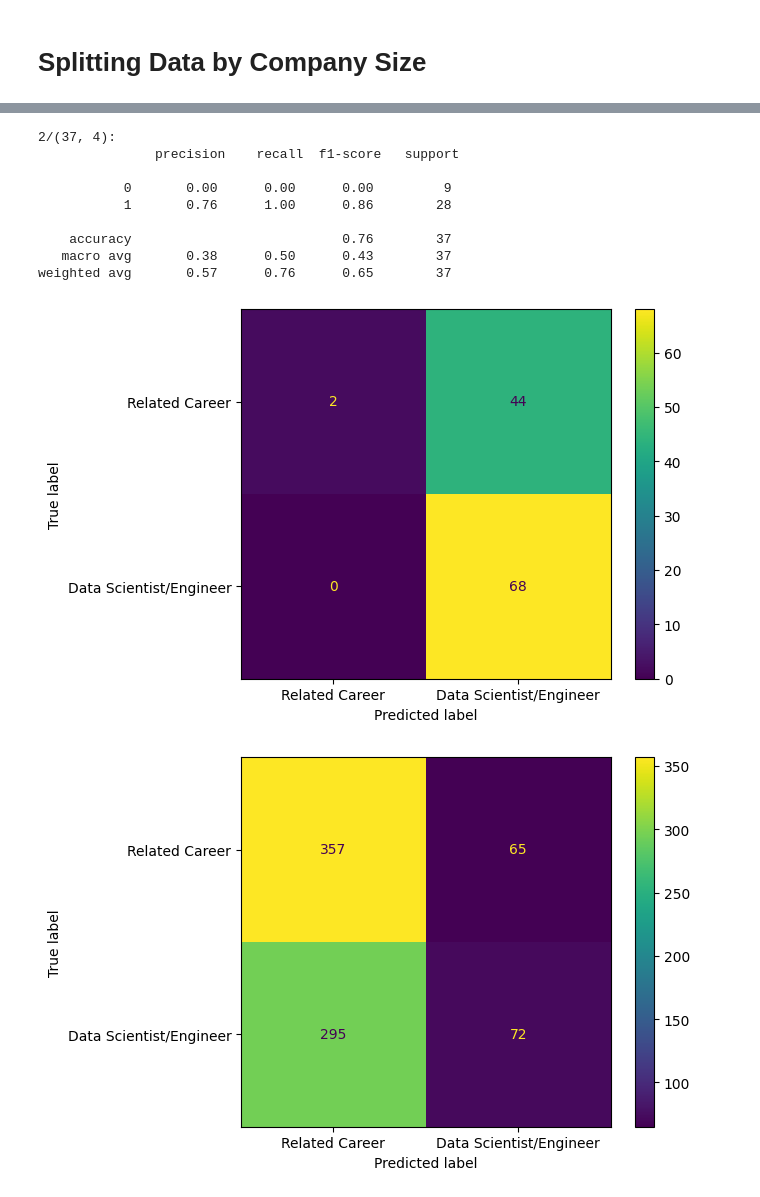
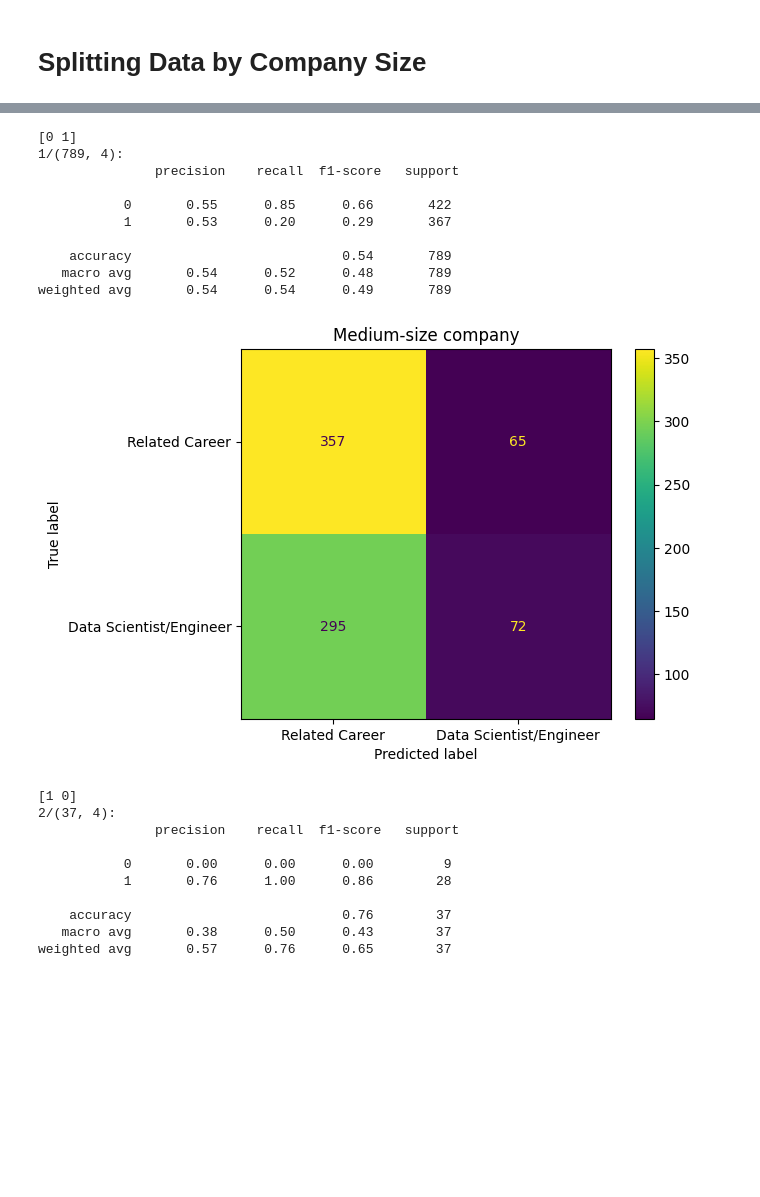
Before and after one commit to manny-pi/inst.354.final.project, a Jupyter notebook: final_project (1).ipynb, the cells around one changed output, grey strips where cells are left out. Drawn from its saved outputs; the diff is of its cells as text; code cells hidden in the pictures; blank space fills up the shorter version.

```diff
--- a/final_project (1).ipynb
+++ b/final_project (1).ipynb
@@ -236,8 +236,8 @@ ds_salaries_by_size = df[
     ]
 ].groupby(by=["company_size"])
 
-#fig, axes = plt.subplots(ncols=3, figsize=(12, 8))
 
+groupmap = {0: 'Large-size Company', 1: 'Medium-size company',2: 'Small-size company'}
 for n, group in enumerate(groups):
     g = ds_salaries_by_size.get_group(group)
     labels = g.job_title.unique()
@@ -259,8 +259,11 @@ for n, group in enumerate(groups):
 
 
     disp = ConfusionMatrixDisplay(conf_matrix,display_labels=['Related Career','Data Scientist/Engineer'])
+
     print(f"{group}/{X_test.shape}:\n {report}")
     disp.plot()
+    plt.title(f'{groupmap[group]}')
+    plt.show()
 # %% [output]
 [1 0]
 0/(114, 4):
@@ -282,11 +279,21 @@ weighted avg       0.54      0.54      0.49       789
-2/(37, 4):
+[0 1]
+1/(789, 4):
                precision    recall  f1-score   support
 
-           0       0.00      0.00      0.00         9
-           1       0.76      1.00      0.86        28
+           0       0.55      0.85      0.66       422
+           1       0.53      0.20      0.29       367
 
-    accuracy                           0.76        37
-   macro avg       0.38      0.50      0.43        37
-weighted avg       0.57      0.76      0.65        37
+    accuracy                           0.54       789
+   macro avg       0.54      0.52      0.48       789
+weighted avg       0.54      0.54      0.49       789
-[figure, old version]
-[figure, old version]
+[figure, new version]
+[1 0]
+2/(37, 4):
+               precision    recall  f1-score   support
+
+           0       0.00      0.00      0.00         9
+           1       0.76      1.00      0.86        28
+
+    accuracy                           0.76        37
+   macro avg       0.38      0.50      0.43        37
+weighted avg       0.57      0.76      0.65        37
```
Also changed, not shown: parts of 2 cells of this notebook.
